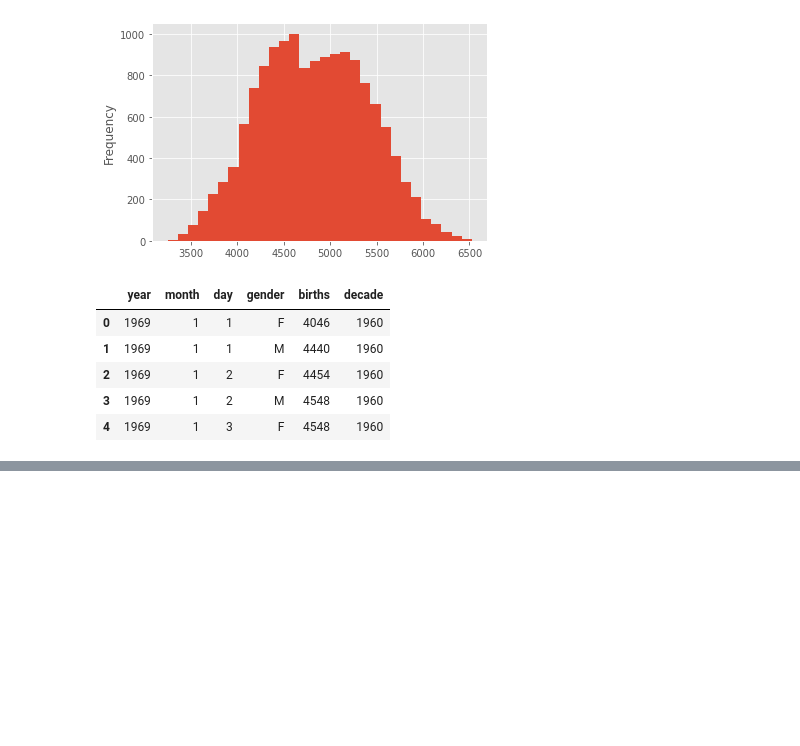
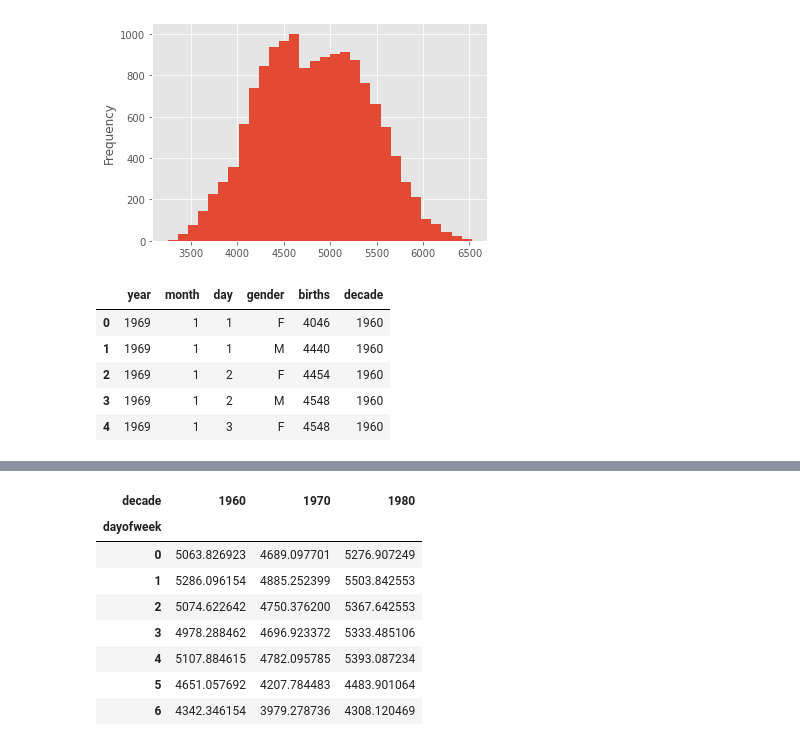
Before and after one commit to SandaMaster/data-science, a Jupyter notebook: web scraping2-3.ipynb, the cells around one changed output, grey strips where cells are left out. Saved outputs shown, nothing was run; the diff lists cells and outputs as text; code cells hidden in the pictures; blank space fills up the shorter version.

```diff
--- a/web scraping2-3.ipynb
+++ b/web scraping2-3.ipynb
@@ -242,0 +267,12 @@ ValueError: time data '197010' does not match format '%Y%m%d' (match)
+# %%
+births.pivot_table('births',index = 'dayofweek',columns  = 'decade', aggfunc = 'mean')
+# %% [output]
+| decade | 1960 | 1970 | 1980 |
+| dayofweek |  |  |  |
+| 0 | 5063.826923 | 4689.097701 | 5276.907249 |
+| 1 | 5286.096154 | 4885.252399 | 5503.842553 |
+| 2 | 5074.622642 | 4750.376200 | 5367.642553 |
+| 3 | 4978.288462 | 4696.923372 | 5333.485106 |
+| 4 | 5107.884615 | 4782.095785 | 5393.087234 |
+| 5 | 4651.057692 | 4207.784483 | 4483.901064 |
+| 6 | 4342.346154 | 3979.278736 | 4308.120469 |
```
Also changed, not shown: parts of 13 cells of this notebook.
